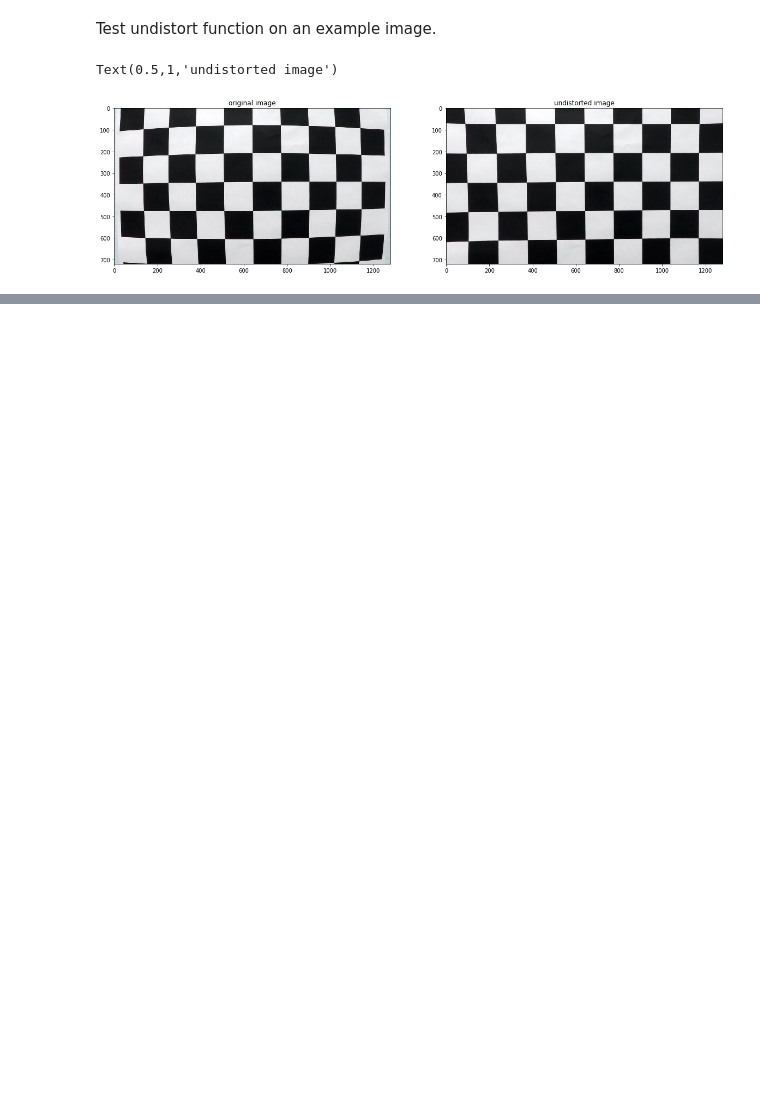
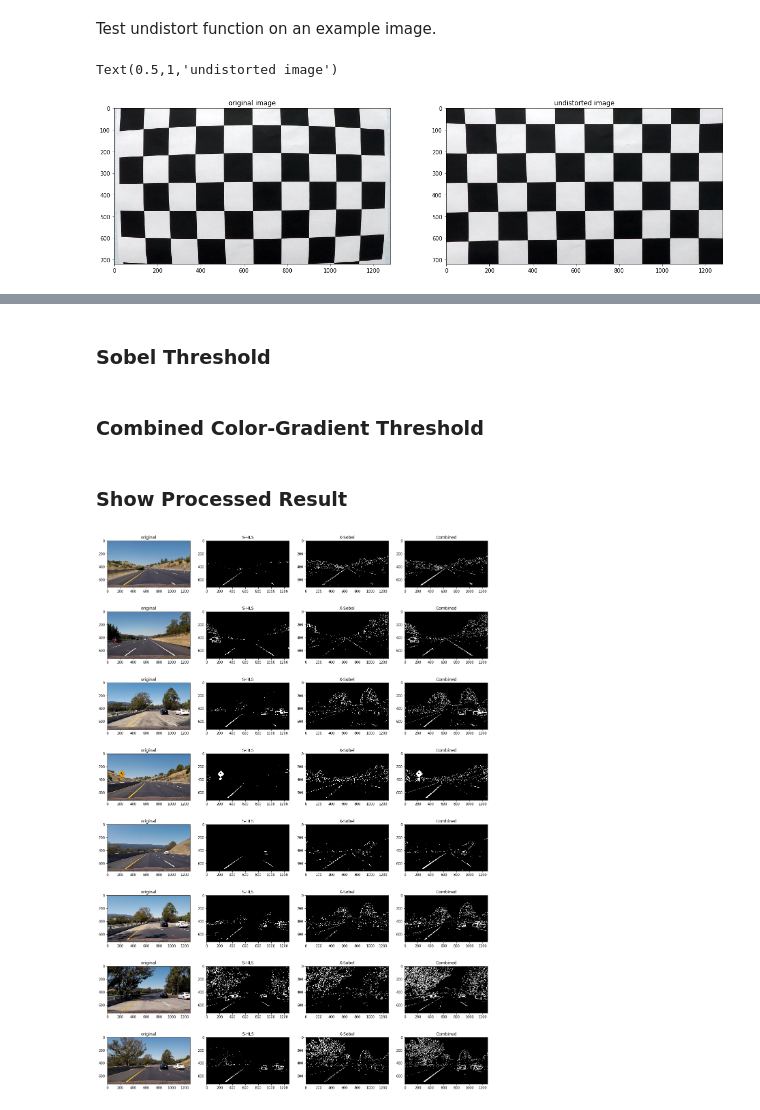
Before and after one commit to XQ-UT/CarND-Advanced-Lane-Lines, a Jupyter notebook: p4.ipynb, the cells around one changed output, grey strips where cells are left out. Drawn from its saved outputs; the diff is of its cells as text; code cells hidden in the pictures; blank space fills up the shorter version.

```diff
--- a/p4.ipynb
+++ b/p4.ipynb
@@ -61,0 +98,50 @@ Text(0.5,1,'undistorted image')
+# %% [markdown]
+### Sobel Threshold
+# %%
+def abs_sobel_thresh(img, orient = 'x', sobel_kernel=5,  thresh = (30, 100)):
+    gray = cv2.cvtColor(img, cv2.COLOR_RGB2GRAY)
+    if orient == 'x':
+        sobel = cv2.Sobel(gray, cv2.CV_64F, 1, 0, ksize = sobel_kernel)
+    else:
+        sobel = cv2.Sobel(gray, cv2.CV_64F, 0, 1, ksize = sobel_kernel)
+
+    sobel_abs = np.absolute(sobel)
+    sobel_scaled = np.uint8(255 * sobel_abs / np.max(sobel_abs))
+
+    binary_output = np.zeros_like(sobel_scaled)
+    binary_output[ (sobel_scaled > thresh[0]) & (sobel_scaled <= thresh[1])] = 1
+    return binary_output
+
+sobel_imgs = list(map(abs_sobel_thresh, test_imgs))
+# %% [markdown]
+### Combined Color-Gradient Threshold
+# %%
+def color_sobel_thresh(img):
+    bianry_hls = hls_select(img)
+    binary_sobel = abs_sobel_thresh(img)
+
+    binary_output = np.zeros_like(img[:,:,1])
+    binary_output[(bianry_hls == 1) | (binary_sobel == 1)] = 1
+    return binary_output
+
+color_sobel_imgs = list(map(color_sobel_thresh, test_imgs))
+# %% [markdown]
+### Show Processed Result
+# %%
+fig, axs = plt.subplots(8, 4, figsize=(20,30))
+for row in range(8):
+        axs[row, 0].imshow(test_imgs[row])
+        axs[row, 0].set_title('original')
+
+        axs[row, 1].imshow(hls_imgs[row], cmap='gray')
+        axs[row, 1].set_title('S-HLS')
+
+
+        axs[row, 2].imshow(sobel_imgs[row], cmap='gray')
+        axs[row, 2].set_title('X-Sobel')
+
+
+        axs[row, 3].imshow(color_sobel_imgs[row], cmap='gray')
+        axs[row, 3].set_title('Combined')
+# %% [output]
+[figure, added]
```
Also changed, not shown: parts of 21 cells of this notebook.
